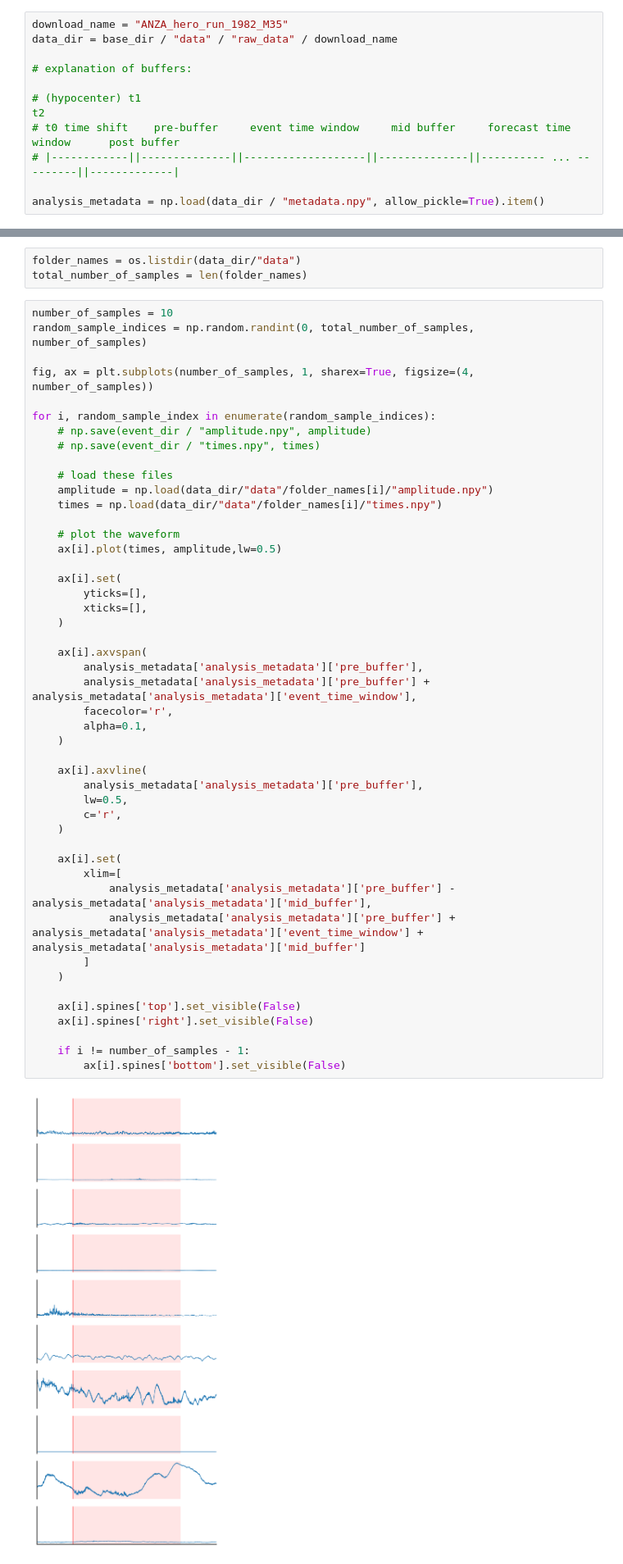
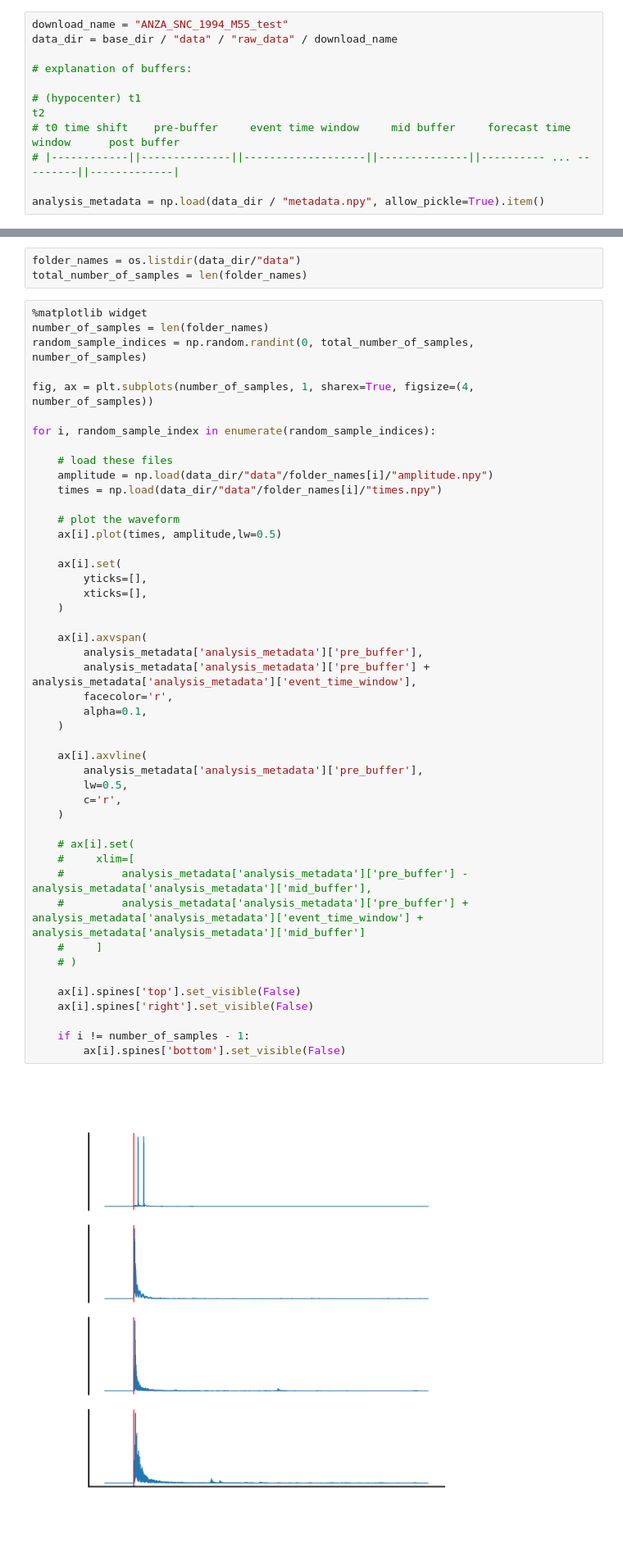
Before and after one commit to Ner-Ber/GroundMotion_QH, a Jupyter notebook: scripts/Kelian/load_data.ipynb, the cells around one changed output, grey strips where cells are left out. Shown: that part at 82% size. Drawn from its saved outputs; the diff is of its cells as text.

```diff
--- a/scripts/Kelian/load_data.ipynb
+++ b/scripts/Kelian/load_data.ipynb
@@ -21,5 +18,5 @@ The autoreload extension is already loaded. To reload it, use:
 # %%
-download_name = "ANZA_hero_run_1982_M35"
+download_name = "ANZA_SNC_1994_M55_test"
 data_dir = base_dir / "data" / "raw_data" / download_name
 
 # explanation of buffers:
@@ -70,51 +67,50 @@ earthquakes.plot_map(extent=[-117.5 - extent_buffer, -115.5 + extent_buffer, 32
 folder_names = os.listdir(data_dir/"data")
 total_number_of_samples = len(folder_names)
 # %%
-number_of_samples = 10
+%matplotlib widget
+number_of_samples = len(folder_names)
 random_sample_indices = np.random.randint(0, total_number_of_samples, number_of_samples)
 
 fig, ax = plt.subplots(number_of_samples, 1, sharex=True, figsize=(4, number_of_samples))
 
 for i, random_sample_index in enumerate(random_sample_indices):
-    # np.save(event_dir / "amplitude.npy", amplitude)
-    # np.save(event_dir / "times.npy", times)
 
     # load these files
     amplitude = np.load(data_dir/"data"/folder_names[i]/"amplitude.npy")
     times = np.load(data_dir/"data"/folder_names[i]/"times.npy")
 
     # plot the waveform
     ax[i].plot(times, amplitude,lw=0.5)
 
     ax[i].set(
         yticks=[],
         xticks=[],
     )
 
     ax[i].axvspan(
         analysis_metadata['analysis_metadata']['pre_buffer'],
         analysis_metadata['analysis_metadata']['pre_buffer'] + analysis_metadata['analysis_metadata']['event_time_window'],
         facecolor='r',
         alpha=0.1,
     )
 
     ax[i].axvline(
         analysis_metadata['analysis_metadata']['pre_buffer'],
         lw=0.5,
         c='r',
     )
 
-    ax[i].set(
-        xlim=[
-            analysis_metadata['analysis_metadata']['pre_buffer'] - analysis_metadata['analysis_metadata']['mid_buffer'],
-            analysis_metadata['analysis_metadata']['pre_buffer'] + analysis_metadata['analysis_metadata']['event_time_window'] + analysis_metadata['analysis_metadata']['mid_buffer']
-        ]
-    )
+    # ax[i].set(
+    #     xlim=[
+    #         analysis_metadata['analysis_metadata']['pre_buffer'] - analysis_metadata['analysis_metadata']['mid_buffer'],
+    #         analysis_metadata['analysis_metadata']['pre_buffer'] + analysis_metadata['analysis_metadata']['event_time_window'] + analysis_metadata['analysis_metadata']['mid_buffer']
+    #     ]
+    # )
 
     ax[i].spines['top'].set_visible(False)
     ax[i].spines['right'].set_visible(False)
 
     if i != number_of_samples - 1:
         ax[i].spines['bottom'].set_visible(False)
 # %% [output]
-[figure, old version]
+[figure, new version]
```
Also changed, not shown: parts of 4 cells of this notebook, 1 other file.
